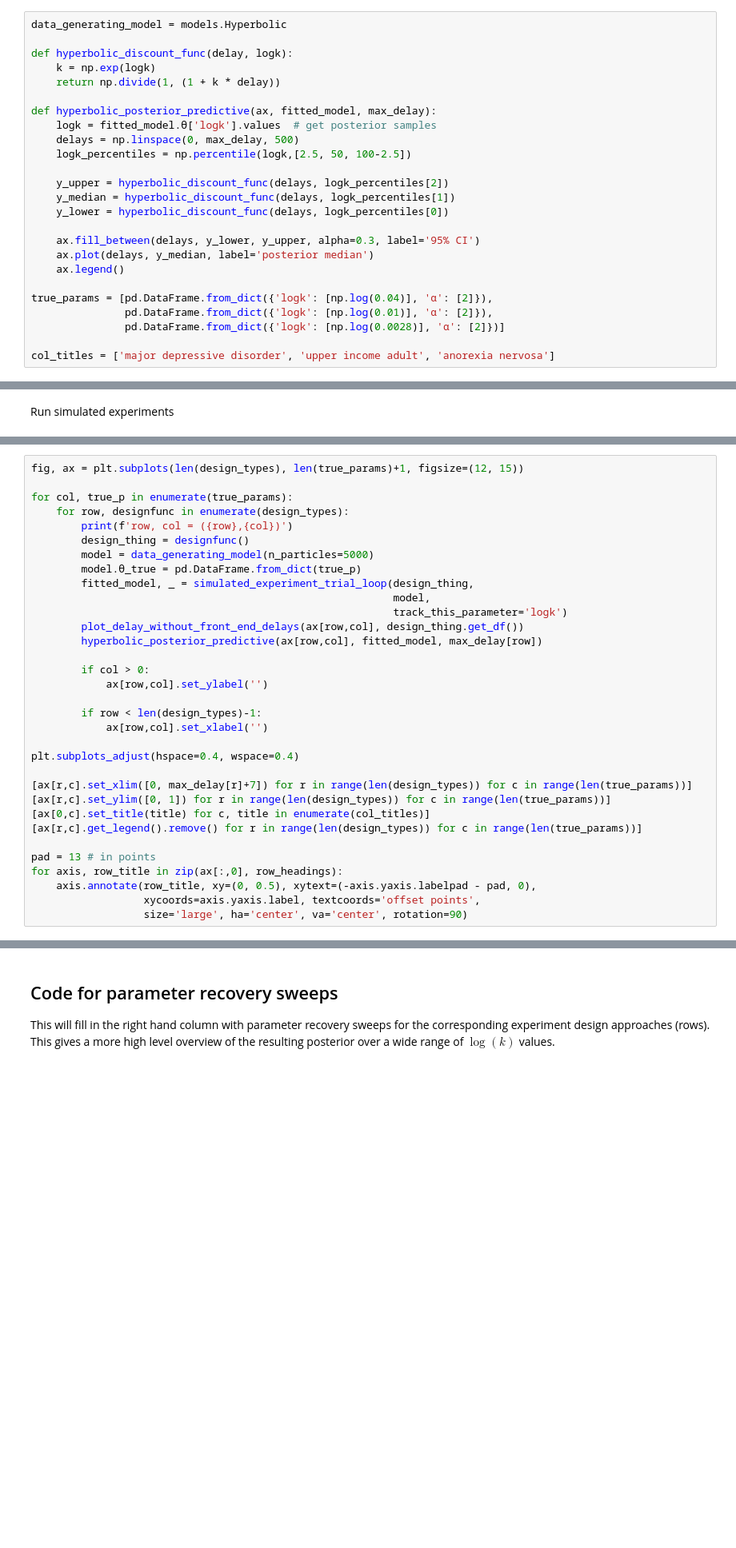
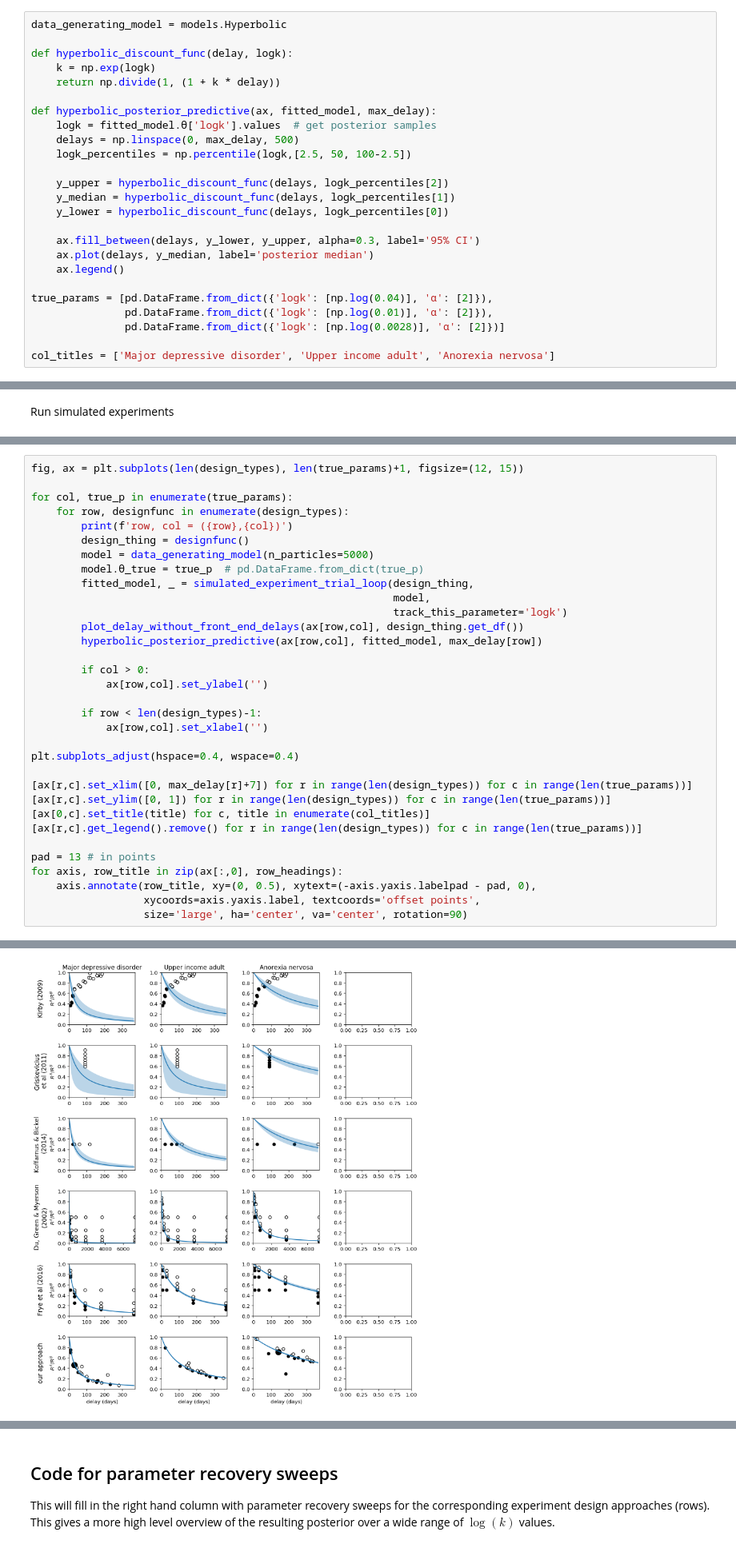
Before and after one commit to drbenvincent/darc_toolbox, a Jupyter notebook: dev/delayed choice demo.ipynb, the cells around one changed output, grey strips where cells are left out. Shown at 80% size. Saved outputs shown, nothing was run; the diff lists cells and outputs as text; blank space fills up the shorter version.

```diff
--- a/dev/delayed choice demo.ipynb
+++ b/dev/delayed choice demo.ipynb
@@ -46,7 +46,7 @@ true_params = [pd.DataFrame.from_dict({'logk': [np.log(0.04)], 'α': [2]}),
                pd.DataFrame.from_dict({'logk': [np.log(0.01)], 'α': [2]}),
                pd.DataFrame.from_dict({'logk': [np.log(0.0028)], 'α': [2]})]
 
-col_titles = ['major depressive disorder', 'upper income adult', 'anorexia nervosa']
+col_titles = ['Major depressive disorder', 'Upper income adult', 'Anorexia nervosa']
 # %% [markdown]
 ## Code for visualising the various design approaches
 This will fill in columns 0-2 with data + posterior predictive discount functions. The point is to give insight into the placement of the designs and how that affects the esimates over $\log(k)$ and thus the posterior predictive visualisation of discount functions.
@@ -80,7 +81,7 @@ for col, true_p in enumerate(true_params):
         print(f'row, col = ({row},{col})')
         design_thing = designfunc()
         model = data_generating_model(n_particles=5000)
-        model.θ_true = pd.DataFrame.from_dict(true_p)
+        model.θ_true = true_p  # pd.DataFrame.from_dict(true_p)
         fitted_model, _ = simulated_experiment_trial_loop(design_thing,
                                                           model,
                                                           track_this_parameter='logk')
@@ -128,3 +128,4 @@ row, col = (5,2)
+[figure, added]
 # %%
 fig
 # %% [output]
```
Also changed, not shown: parts of 6 cells of this notebook, 9 other files.
